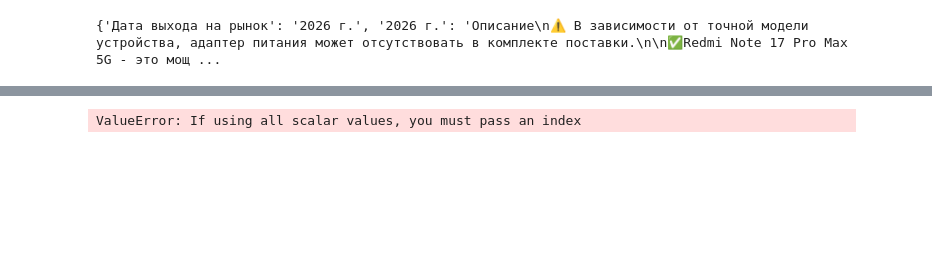
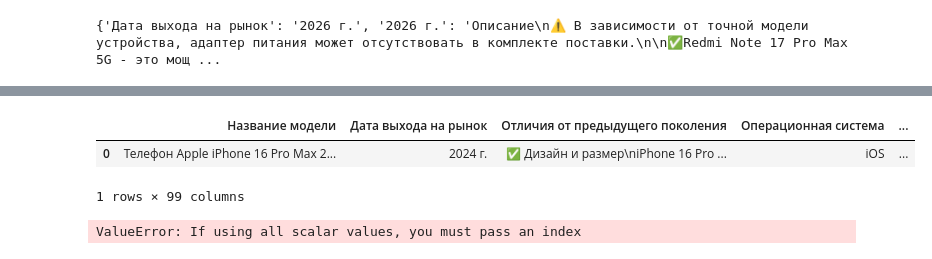
Before and after one commit to Kordebalet67/First_parser, a Jupyter notebook: simple_start.ipynb, the cells around one changed output, grey strips where cells are left out. Drawn from its saved outputs; the diff is of its cells as text; code cells hidden in the pictures; blank space fills up the shorter version.

```diff
--- a/simple_start.ipynb
+++ b/simple_start.ipynb
@@ -192,6 +216,3 @@ def get_characteristics():
         print(f'{key}: {value}')
 
     return character_dict
-
-
-model_row = get_characteristics()
@@ -220,3 +275,12 @@ dict_keys(['Название модели', 'Дата выхода на рыно
+# %%
+import csv
+
+table = pd.DataFrame([model_row])
+table
+# %% [output]
+|  | Название модели | Дата выхода на рынок | Отличия от предыдущего поколения | Операционная система | ... |
+| 0 | Телефон Apple iPhone 16 Pro Max 2... | 2024 г. | ✅ Дизайн и размер\niPhone 16 Pro ... | iOS | ... |
+1 rows × 99 columns
 # %%
 characteristics_table = pd.DataFrame(columns=model_row.keys())
 characteristics_table
```
Also changed, not shown: parts of 11 cells of this notebook, 1 other file.
